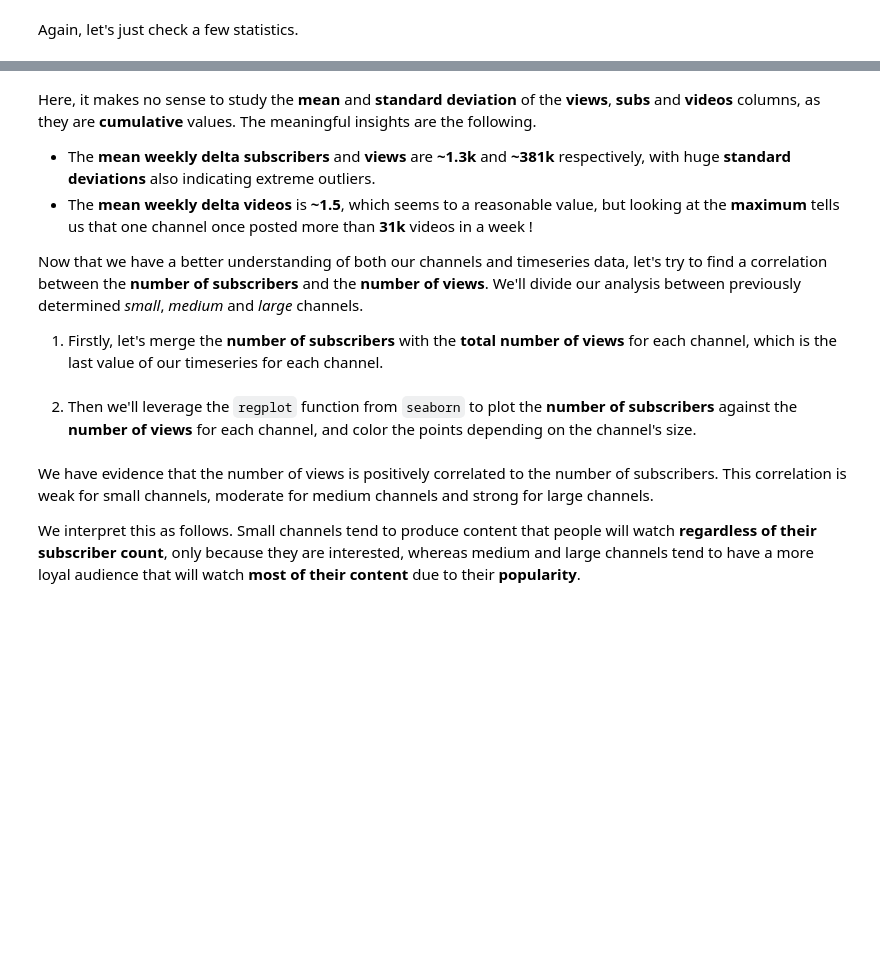
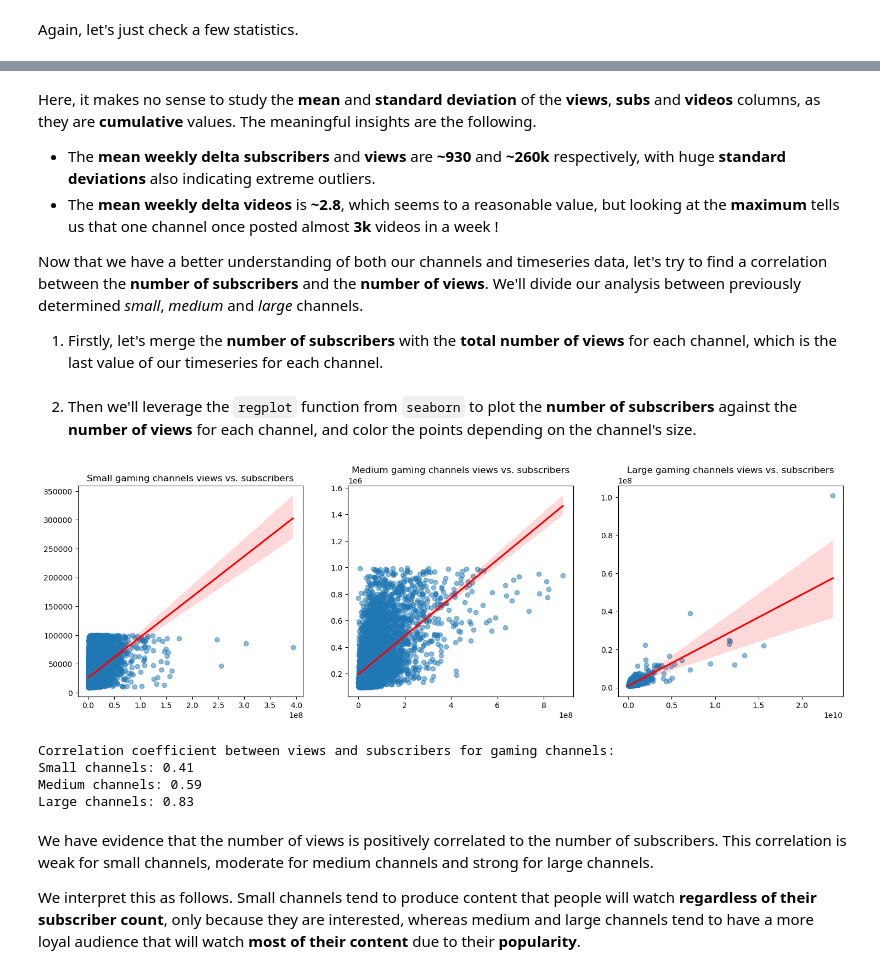
Before and after one commit to martinctl/adaguleeer, a Jupyter notebook: notebooks/results.ipynb, the cells around one changed output, grey strips where cells are left out. Cells and saved outputs as stored; diff of their text form; code cells hidden in the pictures; blank space fills up the shorter version.

```diff
--- a/notebooks/results.ipynb
+++ b/notebooks/results.ipynb
@@ -112,7 +130,7 @@ def segment_channel(df: pd.DataFrame, lower_bound: int, upper_bound: float) -> p
     Returns:
         pd.DataFrame - the segmented dataframe
     """
-    return df[(df["subscribers_cc"] >= lower_bound) & (df["subscribers_cc"] < upper_bound)]
+    return df[(df["subscribers"] >= lower_bound) & (df["subscribers"] < upper_bound)]
 
 sized_channel_dfs = [
     segment_channel(channels_df, 10_000, 100_000),
@@ -146,7 +184,7 @@ timeseries_df.describe()
 # %% [markdown]
 Here, it makes no sense to study the **mean** and **standard deviation** of the **views**, **subs** and **videos** columns, as they are **cumulative** values. The meaningful insights are the following.
-- The **mean weekly delta subscribers** and **views** are **~1.3k** and **~381k** respectively, with huge **standard deviations** also indicating extreme outliers.
-- The **mean weekly delta videos** is **~1.5**, which seems to a reasonable value, but looking at the **maximum** tells us that one channel once posted more than **31k** videos in a week !
+- The **mean weekly delta subscribers** and **views** are **~930** and **~260k** respectively, with huge **standard deviations** also indicating extreme outliers.
+- The **mean weekly delta videos** is **~2.8**, which seems to a reasonable value, but looking at the **maximum** tells us that one channel once posted almost **3k** videos in a week !
 
 Now that we have a better understanding of both our channels and timeseries data, let's try to find a correlation between the **number of subscribers** and the **number of views**. We'll divide our analysis between previously determined *small*, *medium* and *large* channels.
 
@@ -154,12 +192,12 @@ Now that we have a better understanding of both our channels and timeseries data
 # %%
 views_df = (
     timeseries_df
-    .group_by('channel')
+    .group_by('channel_id')
     .agg(pl.col('views').last())
 )
 # %%
 sized_sub_views_dfs = [
-    views_df.join(pl.from_pandas(df), on='channel', how='inner')
+    views_df.join(pl.from_pandas(df), on='channel_id', how='inner')
     for df in sized_channel_dfs
 ]
 # %% [markdown]
@@ -167,20 +205,27 @@ sized_sub_views_dfs = [
 # %%
 fig, axes = plt.subplots(1, 3, figsize=(18, 5))  # Creates a 1x3 grid of plots
 for i, (df, name) in enumerate(zip(sized_sub_views_dfs, ["Small", "Medium", "Large"])):
     sns.regplot(
         data=df,
         x="views",
-        y="subscribers_cc",
+        y="subscribers",
         scatter_kws={"alpha": 0.5},
         line_kws={"color": "red"},
         ax=axes[i]
     )
     axes[i].set_title(f"{name} gaming channels views vs. subscribers")
+# %% [output]
+[figure, added]
 # %%
 print("Correlation coefficient between views and subscribers for gaming channels:")
 for df, name in zip(sized_sub_views_dfs, ["Small", "Medium", "Large"]):
-    corr = df.select(pl.corr("views", "subscribers_cc")).item()
+    corr = df.select(pl.corr("views", "subscribers")).item()
     print(f"{name} channels: {corr:.2f}")
+# %% [output]
+Correlation coefficient between views and subscribers for gaming channels:
+Small channels: 0.41
+Medium channels: 0.59
+Large channels: 0.83
 # %% [markdown]
 We have evidence that the number of views is positively correlated to the number of subscribers. This correlation is weak for small channels, moderate for medium channels and strong for large channels.
 
```
Also changed, not shown: parts of 25 cells of this notebook.
